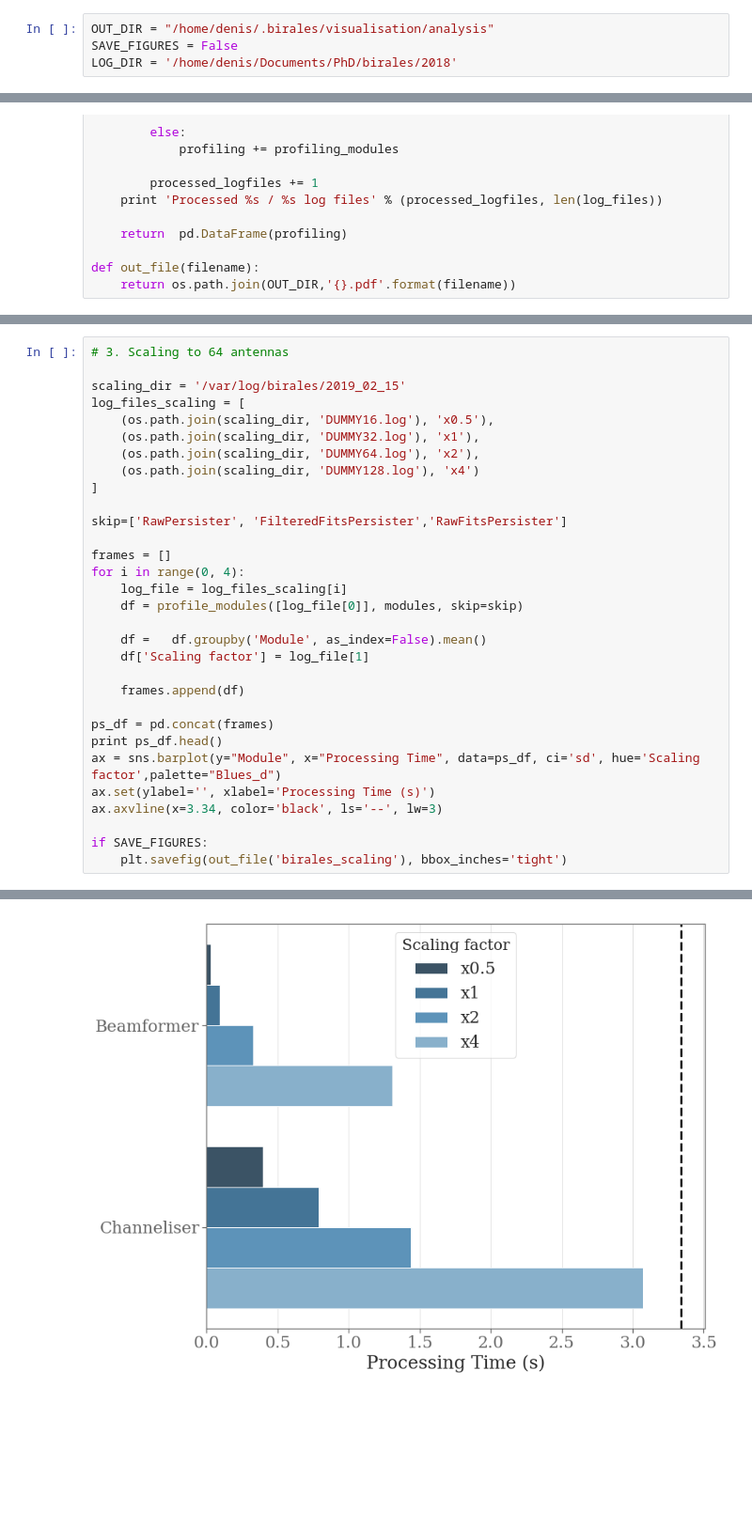
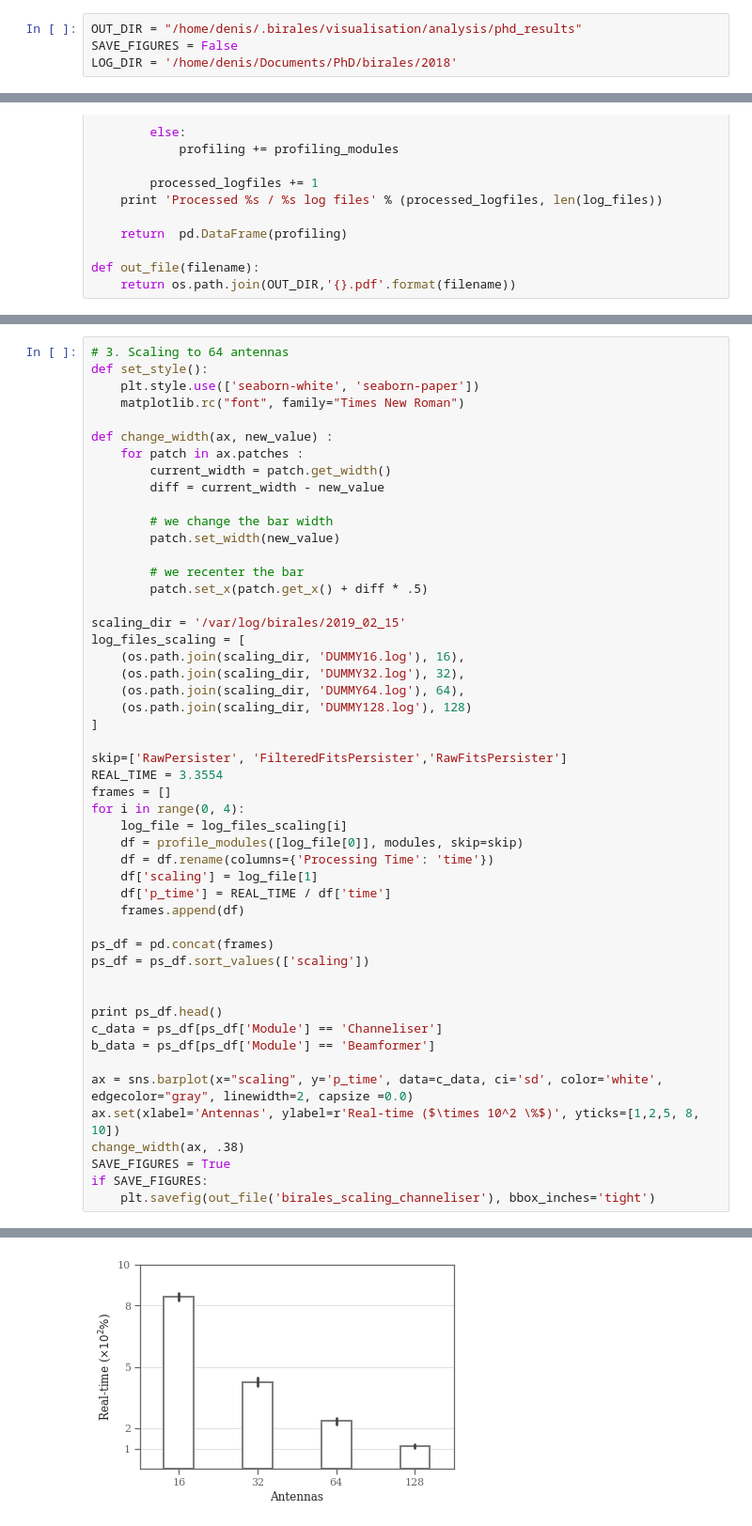
Before and after one commit to BIRALES/birales, a Jupyter notebook: pybirales/services/scripts/analysis/PyBirales Evaluation.ipynb, the cells around one changed output, grey strips where cells are left out. Shown at 94% size. Drawn from its saved outputs; the diff is of its cells as text; blank space fills up the shorter version.

```diff
--- a/pybirales/services/scripts/analysis/PyBirales Evaluation.ipynb
+++ b/pybirales/services/scripts/analysis/PyBirales Evaluation.ipynb
@@ -16,7 +16,7 @@ from astropy.io import fits
 %matplotlib inline
 matplotlib.rcParams['figure.figsize'] = (12, 10)
 # %%
-OUT_DIR = "/home/denis/.birales/visualisation/analysis"
+OUT_DIR = "/home/denis/.birales/visualisation/analysis/phd_results"
 SAVE_FIGURES = False
 LOG_DIR = '/home/denis/Documents/PhD/birales/2018'
 # %%
@@ -161,34 +161,53 @@ Processed 152 / 190 log files (Skipped 38)
 # %%
 # 3. Scaling to 64 antennas
+def set_style():
+    plt.style.use(['seaborn-white', 'seaborn-paper'])
+    matplotlib.rc("font", family="Times New Roman")
+
+def change_width(ax, new_value) :
+    for patch in ax.patches :
+        current_width = patch.get_width()
+        diff = current_width - new_value
+
+        # we change the bar width
+        patch.set_width(new_value)
+
+        # we recenter the bar
+        patch.set_x(patch.get_x() + diff * .5)
 
 scaling_dir = '/var/log/birales/2019_02_15'
 log_files_scaling = [
-    (os.path.join(scaling_dir, 'DUMMY16.log'), 'x0.5'),
-    (os.path.join(scaling_dir, 'DUMMY32.log'), 'x1'),
-    (os.path.join(scaling_dir, 'DUMMY64.log'), 'x2'),
-    (os.path.join(scaling_dir, 'DUMMY128.log'), 'x4')
+    (os.path.join(scaling_dir, 'DUMMY16.log'), 16),
+    (os.path.join(scaling_dir, 'DUMMY32.log'), 32),
+    (os.path.join(scaling_dir, 'DUMMY64.log'), 64),
+    (os.path.join(scaling_dir, 'DUMMY128.log'), 128)
 ]
 
 skip=['RawPersister', 'FilteredFitsPersister','RawFitsPersister']
-
+REAL_TIME = 3.3554
 frames = []
 for i in range(0, 4):
     log_file = log_files_scaling[i]
     df = profile_modules([log_file[0]], modules, skip=skip)
-
-    df =   df.groupby('Module', as_index=False).mean()
-    df['Scaling factor'] = log_file[1]
-
+    df = df.rename(columns={'Processing Time': 'time'})
+    df['scaling'] = log_file[1]
+    df['p_time'] = REAL_TIME / df['time']
     frames.append(df)
 
 ps_df = pd.concat(frames)
+ps_df = ps_df.sort_values(['scaling'])
+
+
 print ps_df.head()
-ax = sns.barplot(y="Module", x="Processing Time", data=ps_df, ci='sd', hue='Scaling factor',palette="Blues_d")
-ax.set(ylabel='', xlabel='Processing Time (s)')
-ax.axvline(x=3.34, color='black', ls='--', lw=3)
+c_data = ps_df[ps_df['Module'] == 'Channeliser']
+b_data = ps_df[ps_df['Module'] == 'Beamformer']
 
+ax = sns.barplot(x="scaling", y='p_time', data=c_data, ci='sd', color='white', edgecolor="gray", linewidth=2, capsize =0.0)
+ax.set(xlabel='Antennas', ylabel=r'Real-time ($\times 10^2 \%$)', yticks=[1,2,5, 8, 10])
+change_width(ax, .38)
+SAVE_FIGURES = True
 if SAVE_FIGURES:
-    plt.savefig(out_file('birales_scaling'), bbox_inches='tight')
+    plt.savefig(out_file('birales_scaling_channeliser'), bbox_inches='tight')
 # %% [output]
 Processed 1 / 1 log files
 Processed 1 / 1 log files
@@ -203 +222 @@ Processed 1 / 1 log files
-[figure, old version]
+[figure, new version]
```
Also changed, not shown: parts of 10 cells of this notebook, 5 other files.
